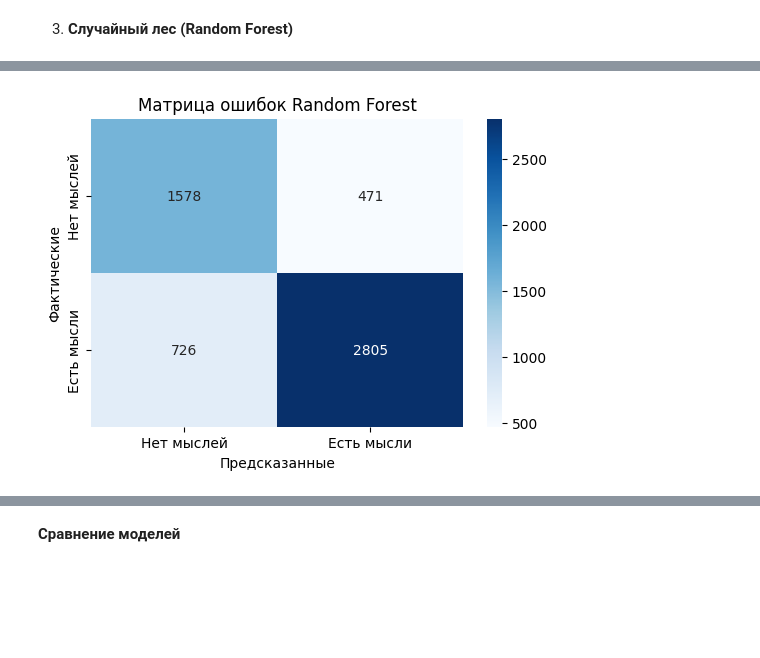
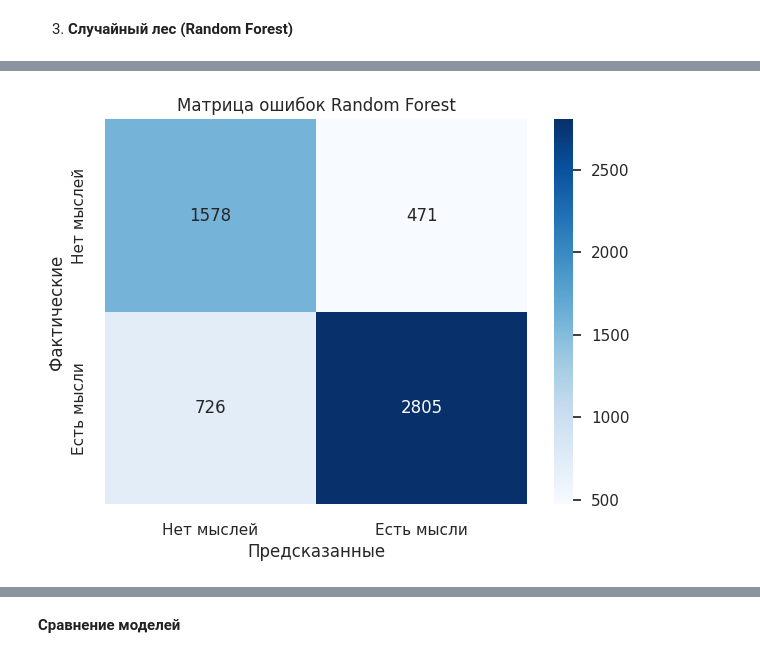
Before and after one commit to kasaiannn/HW, a Jupyter notebook: project.ipynb, the cells around one changed output, grey strips where cells are left out. Drawn from its saved outputs; the diff is of its cells as text; code cells hidden in the pictures; blank space fills up the shorter version.

```diff
--- a/project.ipynb
+++ b/project.ipynb
@@ -635,72 +697,95 @@ ROC-AUC: 0.780
 # %%
 from sklearn.ensemble import RandomForestClassifier
 from sklearn.model_selection import RandomizedSearchCV
-from sklearn.metrics import classification_report, roc_auc_score
+from sklearn.metrics import (classification_report, roc_auc_score,
+                            confusion_matrix, RocCurveDisplay,
+                            accuracy_score, f1_score)
 import numpy as np
 import pandas as pd
 import matplotlib.pyplot as plt
 import seaborn as sns
 
+# Установка стиля графиков (исправленная версия)
+plt.style.use('seaborn-v0_8')  # Используем актуальный стиль
+sns.set_theme(style="whitegrid", palette="husl")  # Настройка seaborn
+
+# 1. Подготовка данных
 sample_size = 5000
-X_train_sample = X_train_scaled[:sample_size]
-y_train_sample = y_train[:sample_size]
+X_train_sample = X_train_scaled[:sample_size]  # Убедитесь, что переменная существует
+y_train_sample = y_train[:sample_size]  # Убедитесь, что переменная существует
 
+# 2. Создание и настройка модели
 rf = RandomForestClassifier(
     class_weight='balanced_subsample',
     random_state=42,
-    n_jobs=2,
+    n_jobs=-1,
     warm_start=True
 )
 
 param_dist = {
-    'n_estimators': [50, 100],
-    'max_depth': [5, 10],
-    'min_samples_split': [5, 10]
+    'n_estimators': [50, 100, 150],
+    'max_depth': [5, 10, 15, None],
+    'min_samples_split': [2, 5, 10],
+    'min_samples_leaf': [1, 2, 4]
 }
 
-# Поиск параметров
+# 3. Поиск параметров
 rf_search = RandomizedSearchCV(
     rf,
     param_distributions=param_dist,
-    n_iter=3,
-    cv=3,
+    n_iter=10,
+    cv=5,
     scoring='roc_auc',
-    n_jobs=1,
-    random_state=42
+    n_jobs=-1,
+    random_state=42,
+    verbose=1
 )
 
 print("Начинаем подбор параметров...")
 rf_search.fit(X_train_sample, y_train_sample)
-print("Подбор завершен!")
+print("\nПодбор завершен!")
 
-# Лучшая модель
+# 4. Лучшая модель
 best_rf = rf_search.best_estimator_
+print("\nЛучшие параметры:", rf_search.best_params_)
 
-# Предсказания на тестовых данных
+# 5. Оценка на тестовых данных (убедитесь, что X_test_scaled и y_test существуют)
 print("\nОценка на тестовых данных:")
-y_pred = best_rf.predict(X_test_scaled)
-print(classification_report(y_test, y_pred))
+y_pred_rf = best_rf.predict(X_test_scaled)
+y_proba_rf = best_rf.predict_proba(X_test_scaled)[:, 1]
+
+# 6. Подробный отчет
+print(classification_report(y_test, y_pred_rf, target_names=['Нет мыслей', 'Есть мысли']))
+
+# 7. Визуализации
+plt.figure(figsize=(15, 5))
+
 # Матрица ошибок
-def plot_confusion_matrix(y_true, y_pred):
-    cm = confusion_matrix(y_true, y_pred)
-    plt.figure(figsize=(6,4))
-    sns.heatmap(cm, annot=True, fmt='d', cmap='Blues',
-                xticklabels=['Нет мыслей', 'Есть мысли'],
-                yticklabels=['Нет мыслей', 'Есть мысли'])
-    plt.title('Матрица ошибок Random Forest')
-    plt.xlabel('Предсказанные')
-    plt.ylabel('Фактические')
-    plt.show()
+plt.subplot(1, 2, 1)
+cm = confusion_matrix(y_test, y_pred_rf)
+sns.heatmap(cm, annot=True, fmt='d', cmap='Blues',
+            xticklabels=['Нет мыслей', 'Есть мысли'],
+            yticklabels=['Нет мыслей', 'Есть мысли'])
+plt.title('Матрица ошибок Random Forest')
+plt.xlabel('Предсказанные')
+plt.ylabel('Фактические')
 
-plot_confusion_matrix(y_test, y_pred)
-
-
-# Визуализация важности признаков
-pd.DataFrame({
+# 8. Важность признаков
+feature_imp = pd.DataFrame({
     'Признак': selected_features,
     'Важность': best_rf.feature_importances_
-}).sort_values('Важность', ascending=False).plot.barh(x='Признак', y='Важность')
-plt.title('Важность признаков (быстрая версия)')
+}).sort_values('Важность', ascending=False)
+
+plt.figure(figsize=(10, 6))
+sns.barplot(x='Важность', y='Признак', data=feature_imp.head(15))
+plt.title('Топ-15 важных признаков')
+plt.xlabel('Важность')
+plt.ylabel('')
+plt.tight_layout()
 plt.show()
+
+# 9. ROC-AUC метрика
+test_roc_auc = roc_auc_score(y_test, y_proba_rf)
+print(f"\nROC-AUC на тестовых данных: {test_roc_auc:.3f}")
 # %% [output]
 Начинаем подбор параметров...
@@ -714,5 +802,5 @@ plt.show()
 
     accuracy                           0.79      5580
    macro avg       0.77      0.78      0.77      5580
 weighted avg       0.79      0.79      0.79      5580
-[figure, old version]
+[figure, new version]
```
Also changed, not shown: parts of 13 cells of this notebook.
